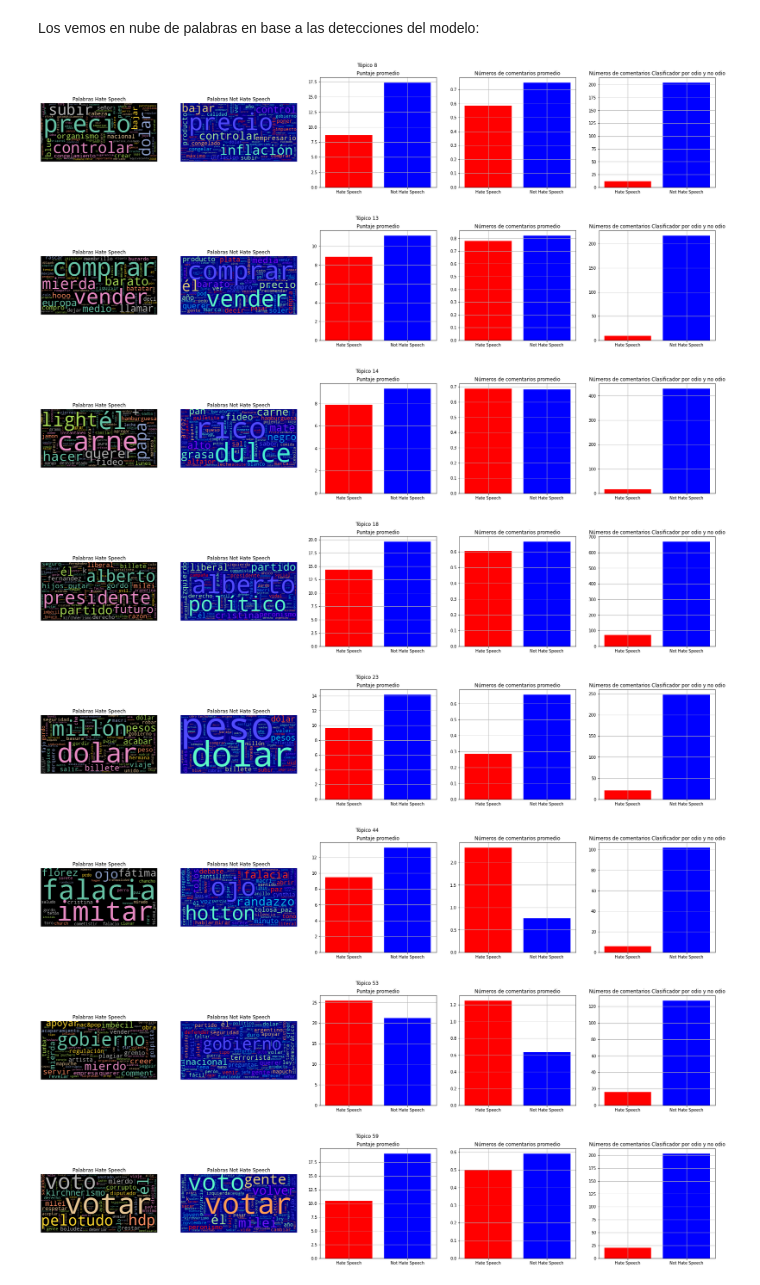
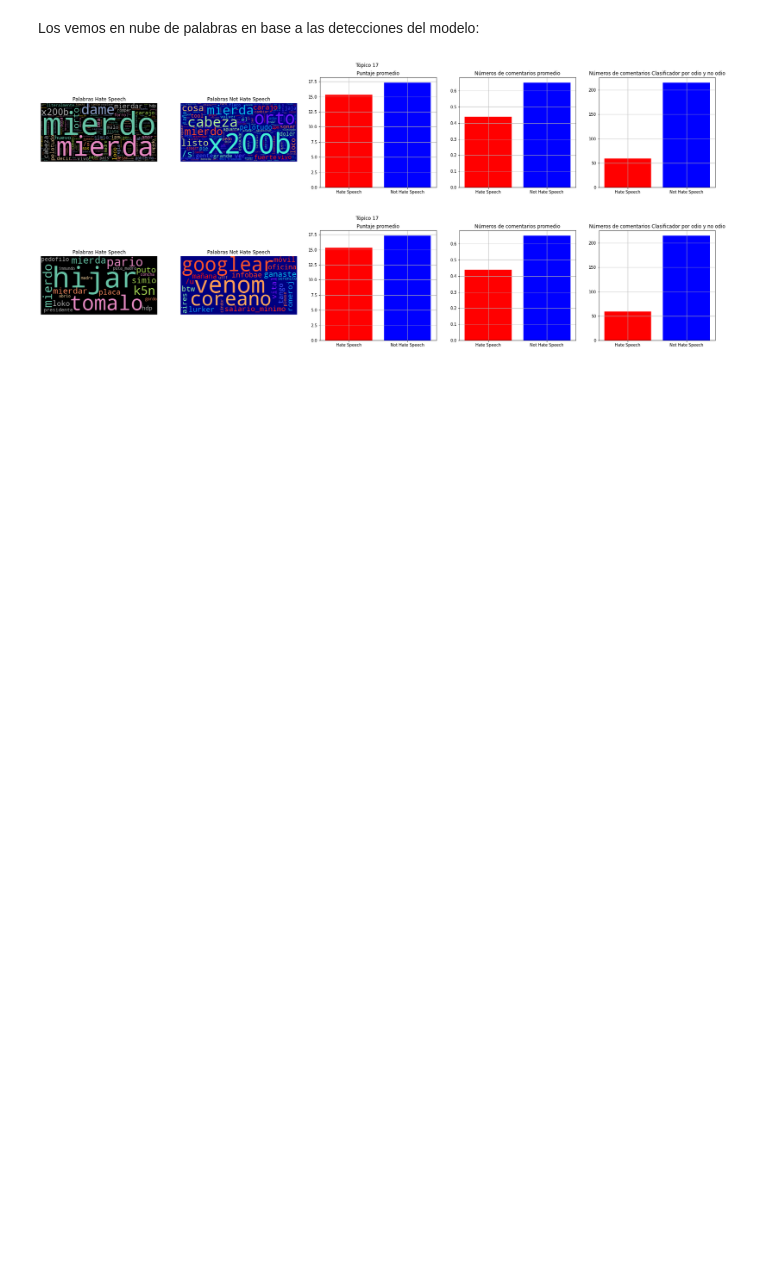
Before and after one commit to PerseoSoft/redditHateSpeech, a Jupyter notebook: src/6_pipeline_result.ipynb, the cells around one changed output. Saved outputs shown, nothing was run; the diff lists cells and outputs as text; code cells hidden in the pictures; blank space fills up the shorter version.

```diff
--- a/src/6_pipeline_result.ipynb
+++ b/src/6_pipeline_result.ipynb
@@ -56,8 +54,31 @@ def get_counts_words(reddit):
         for word in str(sent).split():
             words_hate_speech.append(word)
     return Counter(words_hate_speech)
+# %%
+def get_pmi_por_cluster(selected_cluster, hate_speech):
+    reddit_words_all = reddit[reddit["cluster"] == str([selected_cluster])]['lemma_tokens'].apply(literal_eval)
+    reddit_words_hate = reddit[(reddit["cluster"] == str([selected_cluster])) &
+                          (reddit["hate_speech"]==hate_speech)]['lemma_tokens'].apply(literal_eval)
+
+    reddit_words_counter_hate = Counter(sum(list(reddit_words_hate),[]))
+
+    word_pmis = {}
+
+    for word in reddit_words_counter_hate:
+
+        try:
+            number_of_messages_with_word = reddit['body_preprocessing'].str.contains(word).value_counts()[1]
+            number_of_hate_msg_with_word = reddit[reddit["hate_speech"]==hate_speech]['body_preprocessing'].str.contains(word).value_counts()[1]
+        except:
+            continue
+
+        if number_of_messages_with_word >= 5:  # minimum threshold for consider the word
+            word_pmis[word] = np.log2(number_of_hate_msg_with_word / (number_of_messages_with_word * len(reddit[reddit["hate_speech"]==hate_speech])))
+
+    return word_pmis
 # %%
-def plot_word_cloud(topic_list):
+#type_analisys: el tipo de análisis hace referencia a como se analizan las palabras en cada cluster. 0 es por frecuencia; 1 es por información mutua.
+def plot_word_cloud(topic_list, type_analisys):
     data = {'topic': [], 'score_hate_speech': [], 'score_not_hate_speech': [], 'comms_num_hate_speech': [], 'comms_num_not_hate_speech': []}
     df_marks = pd.DataFrame(data)
 
@@ -77,14 +98,23 @@ def plot_word_cloud(topic_list):
         fig.suptitle('Tópico ' + str(topic))
 
         if len(reddit_hate_speech) > 0:
-            ax1.imshow(WordCloud(random_state=1, background_color='black', colormap='Set2', collocations=False, stopwords=STOPWORDS)
-                       .fit_words(get_counts_words(reddit_hate_speech)))
+            if type_analisys == 0:
+                ax1.imshow(WordCloud(random_state=1, background_color='black', colormap='Set2', collocations=False, stopwords=STOPWORDS)
+                           .fit_words(get_counts_words(reddit_hate_speech)))
+            else:
+                ax1.imshow(WordCloud(random_state=1, max_words=20, background_color='black', colormap='Set2', collocations=False, stopwords=STOPWORDS)
+                       .fit_words(get_pmi_por_cluster(topic, "si")))
+
         ax1.axis("off")
         ax1.set_title('Palabras Hate Speech')
 
         if len(reddit_not_hate_speech) > 0:
-            ax2.imshow(WordCloud(random_state=1, background_color='navy', colormap='rainbow', collocations=False, stopwords=STOPWORDS)
+            if type_analisys == 0:
+                ax2.imshow(WordCloud(random_state=1, background_color='navy', colormap='rainbow', collocations=False, stopwords=STOPWORDS)
                        .fit_words(get_counts_words(reddit_not_hate_speech)))
+            else:
+                ax2.imshow(WordCloud(random_state=1, max_words=20, background_color='navy', colormap='rainbow', collocations=False, stopwords=STOPWORDS)
+                       .fit_words(get_pmi_por_cluster(topic, "no")))
         ax2.axis("off")
         ax2.set_title('Palabras Not Hate Speech')
 
@@ -318,13 +159,9 @@ Name: body, Length: 90, dtype: object
 # %% [markdown]
 Los vemos en nube de palabras en base a las detecciones del modelo:
 # %%
-df_marks = plot_word_cloud([8, 13, 14, 18, 23, 44, 53, 59, 61, 64, 72, 73, 87, 94, 98, 99, 100, 104, 114])
+df_marks = plot_word_cloud([17], 0)
+df_marks = plot_word_cloud([17], 1)
+#df_marks = plot_word_cloud([8, 13, 14, 18, 23, 44, 53, 59, 61, 64, 72, 73, 87, 94, 98, 99, 100, 104, 114])
 # %% [output]
-[figure, old version]
+[figure, new version]
-[figure, old version]
+[figure, new version]
-[figure, removed]
-[figure, removed]
-[figure, removed]
-[figure, removed]
-[figure, removed]
-[figure, removed]
```
Also changed, not shown: parts of 27 cells of this notebook, 1 other file.
